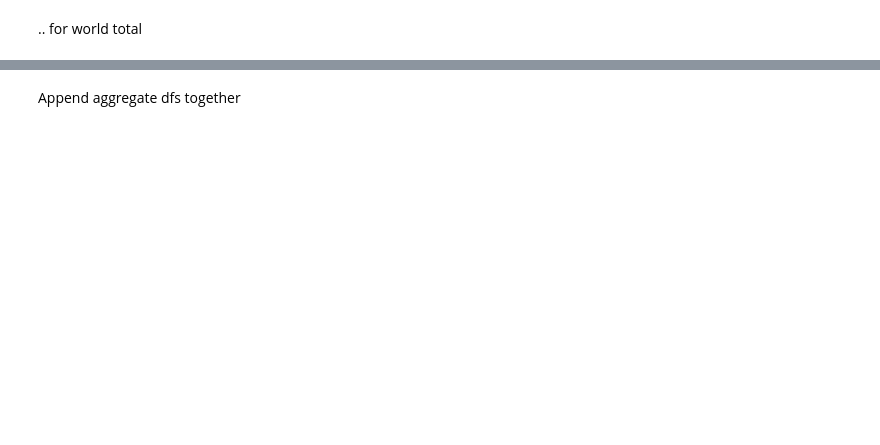
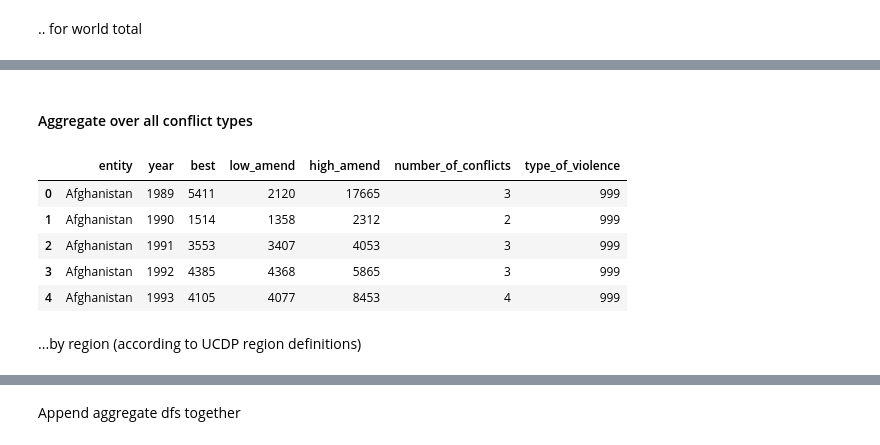
Before and after one commit to owid/notebooks, a Jupyter notebook: JoeHasell/UCDP and PRIO/UCDP_georeferenced/Aggregate.ipynb, the cells around one changed output, grey strips where cells are left out. Cells and saved outputs as stored; diff of their text form; code cells hidden in the pictures; blank space fills up the shorter version.

```diff
--- a/JoeHasell/UCDP and PRIO/UCDP_georeferenced/Aggregate.ipynb
+++ b/JoeHasell/UCDP and PRIO/UCDP_georeferenced/Aggregate.ipynb
@@ -98,0 +129,22 @@ df_world_agg.head()
+# %% [markdown]
+#### Aggregate over all conflict types
+# %%
+df_alltype_country_agg = my_aggregation(
+    df = df,
+    cols_to_group_by = ['OWID_country_name', 'year']
+    )
+
+df_alltype_country_agg.rename(columns = {"OWID_country_name":"entity"}, inplace = True)
+
+df_alltype_country_agg['type_of_violence'] = 999 # code for 'all types'
+
+df_alltype_country_agg.head()
+# %% [output]
+|  | entity | year | best | low_amend | high_amend | number_of_conflicts | type_of_violence |
+| 0 | Afghanistan | 1989 | 5411 | 2120 | 17665 | 3 | 999 |
+| 1 | Afghanistan | 1990 | 1514 | 1358 | 2312 | 2 | 999 |
+| 2 | Afghanistan | 1991 | 3553 | 3407 | 4053 | 3 | 999 |
+| 3 | Afghanistan | 1992 | 4385 | 4368 | 5865 | 3 | 999 |
+| 4 | Afghanistan | 1993 | 4105 | 4077 | 8453 | 4 | 999 |
+# %% [markdown]
+...by region (according to UCDP region definitions)
```
Also changed, not shown: parts of 27 cells of this notebook.
